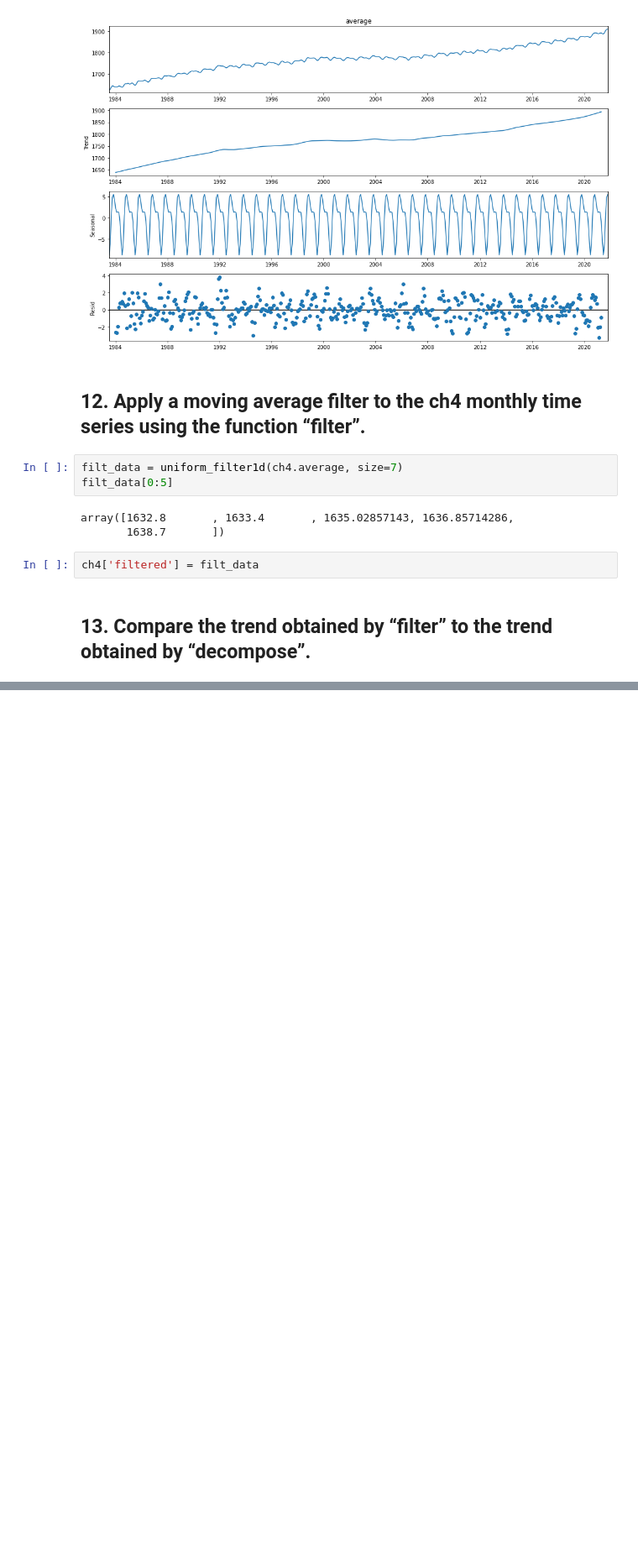
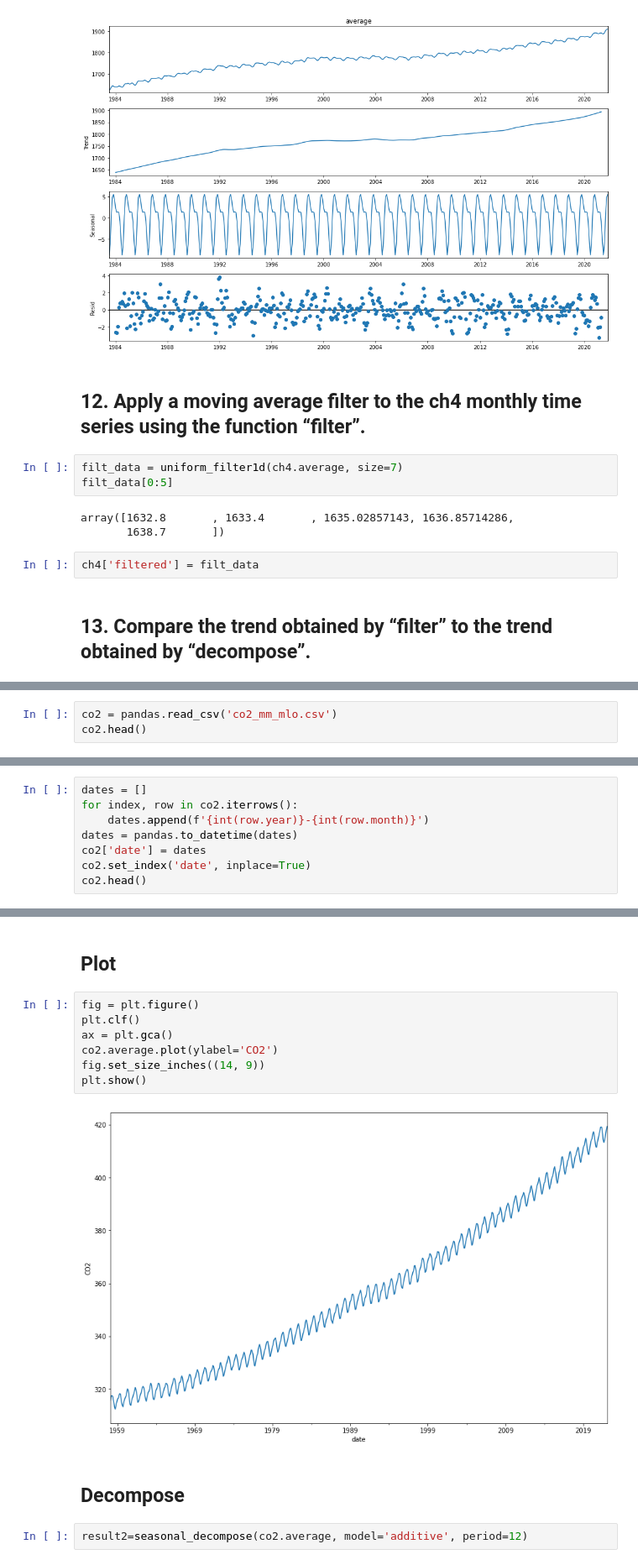
Before and after one commit to profxj/ocea200, a Jupyter notebook: OCEA-267/Lectures/Exercise_W1_L2.ipynb, the cells around one changed output, grey strips where cells are left out. Shown at 84% size. Saved outputs shown, nothing was run; the diff lists cells and outputs as text; blank space fills up the shorter version.

```diff
--- a/OCEA-267/Lectures/Exercise_W1_L2.ipynb
+++ b/OCEA-267/Lectures/Exercise_W1_L2.ipynb
@@ -162,0 +170,3 @@ fig.set_size_inches((14, 9))
+# %%
+co2 = pandas.read_csv('co2_mm_mlo.csv')
+co2.head()
@@ -162,0 +182,8 @@ fig.set_size_inches((14, 9))
+# %%
+dates = []
+for index, row in co2.iterrows():
+    dates.append(f'{int(row.year)}-{int(row.month)}')
+dates = pandas.to_datetime(dates)
+co2['date'] = dates
+co2.set_index('date', inplace=True)
+co2.head()
@@ -162,0 +198,15 @@ fig.set_size_inches((14, 9))
+# %% [markdown]
+## Plot
+# %%
+fig = plt.figure()
+plt.clf()
+ax = plt.gca()
+co2.average.plot(ylabel='CO2')
+fig.set_size_inches((14, 9))
+plt.show()
+# %% [output]
+[figure, added]
+# %% [markdown]
+## Decompose
+# %%
+result2=seasonal_decompose(co2.average, model='additive', period=12)
```
Also changed, not shown: parts of 11 cells of this notebook, 1 other file.
